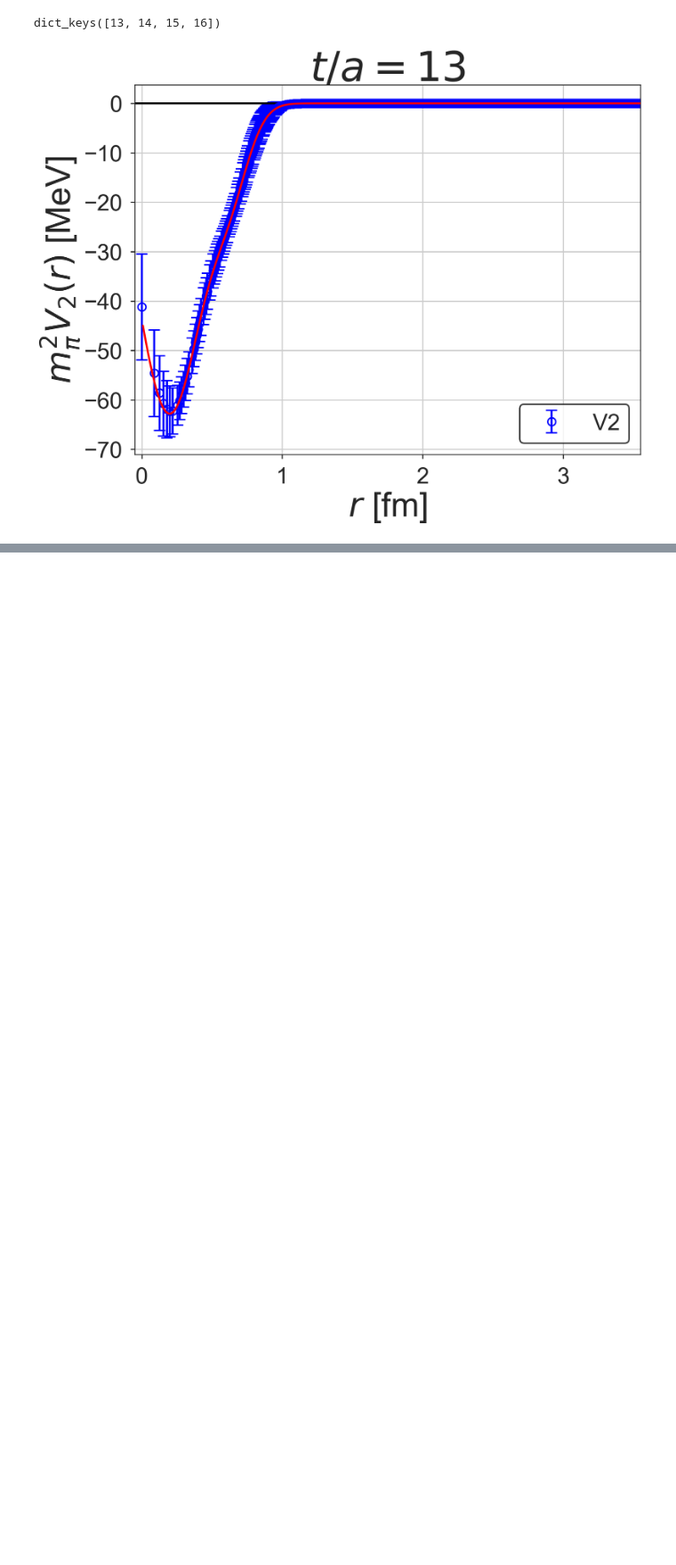
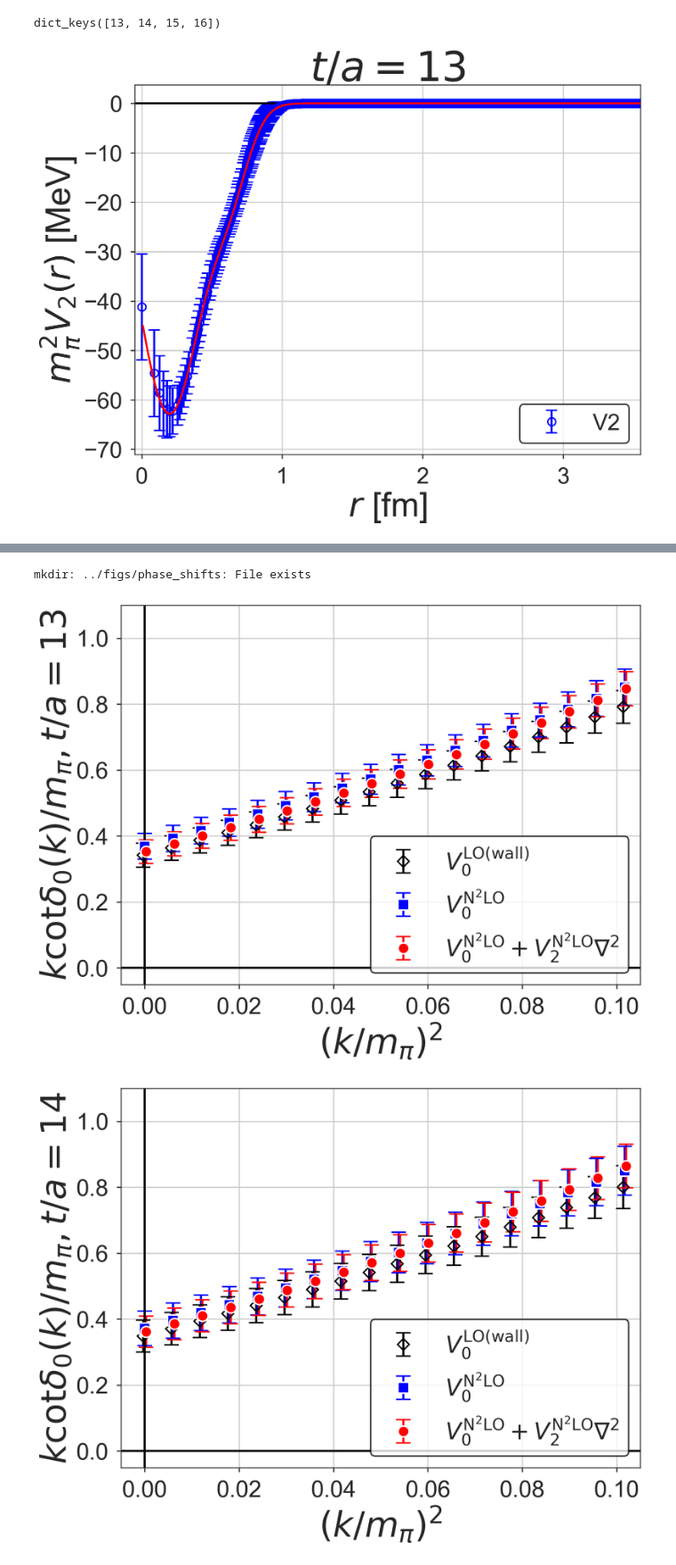
Before and after one commit to tkmiriya/systematics_of_hal_qcd_pot, a Jupyter notebook: notes/Fitting and Scattering phase shift.ipynb, the cells around one changed output, grey strips where cells are left out. Shown at 89% size. Drawn from its saved outputs; the diff is of its cells as text; code cells hidden in the pictures; blank space fills up the shorter version.

Commit message:
Add scattering phase shifts, scattering length

```diff
--- a/notes/Fitting and Scattering phase shift.ipynb
+++ b/notes/Fitting and Scattering phase shift.ipynb
@@ -369,0 +548,60 @@ PicklingError: Can't pickle <function <lambda> at 0x...>: attribute lookup <lamb
+# %%
+with open('pkls/k2s_deltas_jk.pkl', 'rb') as fin:
+    k2s, deltas_jk = pickle.load(fin)
+# %%
+mkdir ../figs/phase_shifts
+# %% [output]
+mkdir: ../figs/phase_shifts: File exists
+# %%
+def plot_kcot_delta(it):
+    fig, ax = plt.subplots()
+
+#    src = 'exp'
+#    k2 = k2s[(src, it)]
+#    delta_jk = deltas_jk[(src, it)]
+#    ax.errorbar(k2/mpi**2, (np.sqrt(k2)/np.tan(delta_jk)).mean(axis=0)/mpi,
+#                (np.sqrt(k2)/np.tan(delta_jk)).std(axis=0) * np.sqrt(bin_num - 1)/mpi,
+#                capsize=10, capthick=2,
+#                fmt='X', color='orange', mfc='none', mew=2.0, label=r'$V_0^\mathrm{LO(smear)}$')
+    src = 'wall'
+    k2 = k2s[(src, it)]
+    delta_jk = deltas_jk[(src, it)]
+    ax.errorbar(k2/mpi**2 - 3.0e-4, (np.sqrt(k2)/np.tan(delta_jk)).mean(axis=0)/mpi,
+                (np.sqrt(k2)/np.tan(delta_jk)).std(axis=0) * np.sqrt(bin_num - 1)/mpi,
+                capsize=10, capthick=2,
+                fmt='D', color='black', mfc='none', mew=2.0, label=r'$V_0^\mathrm{LO(wall)}$')
+
+    src = 'n2lo'
+    k2 = k2s[(src, it)]
+    delta_jk = deltas_jk[(src, it)]
+    ax.errorbar(k2/mpi**2, (np.sqrt(k2)/np.tan(delta_jk)).mean(axis=0)/mpi,
+                (np.sqrt(k2)/np.tan(delta_jk)).std(axis=0) * np.sqrt(bin_num - 1)/mpi,
+                capsize=10, capthick=2, ms=15,
+                fmt='s', color='blue', mec='white', mew=2.0, label=r'$V_0^\mathrm{N^2LO}$')
+
+    src = 'n2lo_w_v2'
+    k2 = k2s[(src, it)]
+    delta_jk = deltas_jk[(src, it)]
+    ax.errorbar(k2/mpi**2 + 3.0e-4, (np.sqrt(k2)/np.tan(delta_jk)).mean(axis=0)/mpi,
+                (np.sqrt(k2)/np.tan(delta_jk)).std(axis=0) * np.sqrt(bin_num - 1)/mpi,
+                capsize=10, capthick=2, ms=15,
+                fmt='o', color='red', mec='white', mew=2.0, label=r'$V_0^\mathrm{N^2LO} + V_2^\mathrm{N^2LO}\nabla^2$')
+
+    ax.set_xlim(-0.005, 0.105)
+    ax.set_ylim(-0.05, 1.1)
+    ax.axhline(0, color='black')
+    ax.axvline(0, color='black')
+    ax.grid()
+    ax.set_xlabel(r'$(k/m_\pi)^2$', size=48)
+    ax.set_ylabel(r'$k\cot\delta_0(k)/m_\pi, t/a = {}$'.format(it), size=48)
+    leg = ax.legend(loc='lower right', frameon=True)
+    leg.get_frame().set_edgecolor('black')
+    leg.get_frame().set_linewidth(2.0)
+    fig.savefig('../figs/phase_shifts/kcot_delta_t{:03d}.pdf'.format(it),
+               bbox_inches='tight')
+
+for it in [13, 14, 15, 16]:
+    plot_kcot_delta(it)
+# %% [output]
+[figure, added]
+[figure, added]
```
Also changed, not shown: parts of 18 cells of this notebook, 10 other files.
